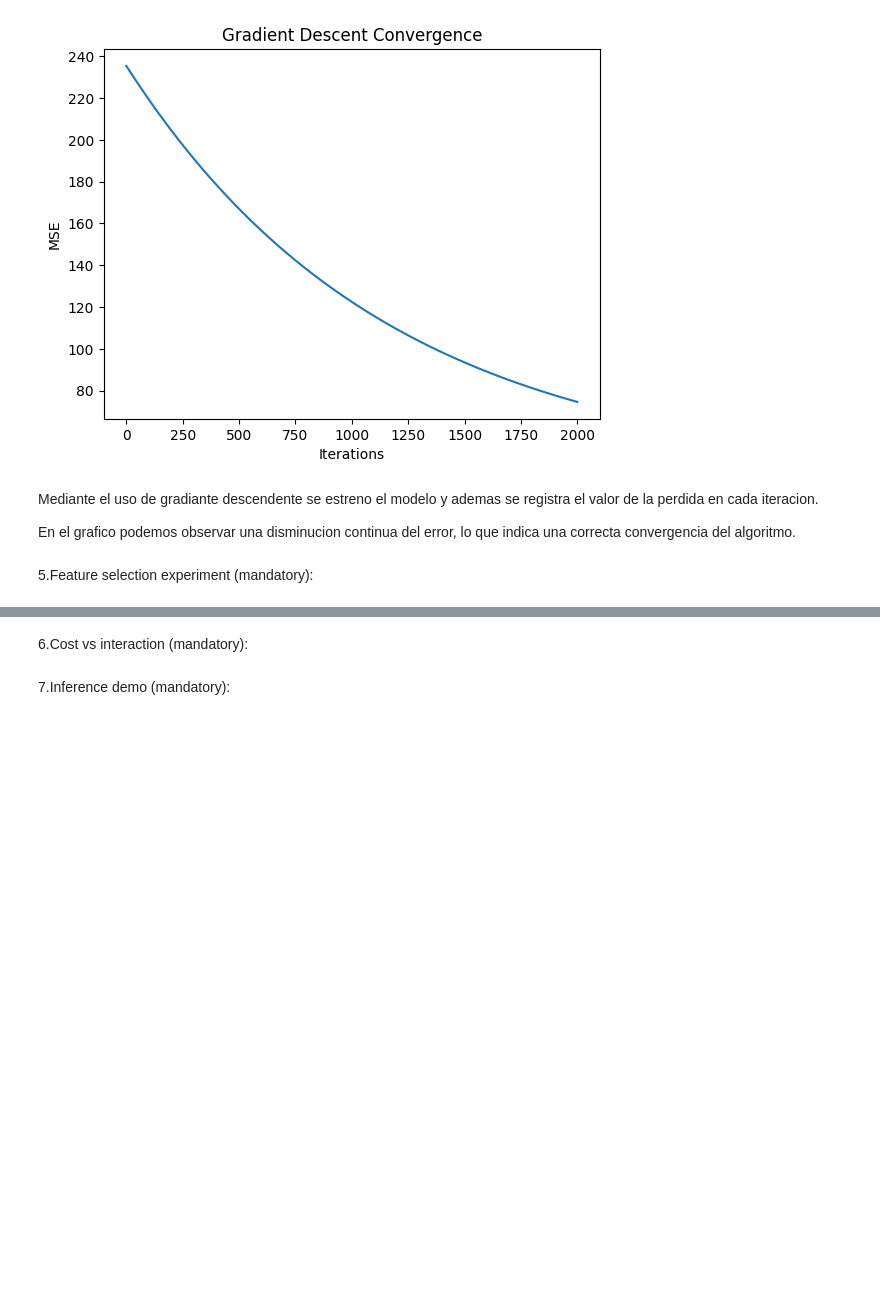
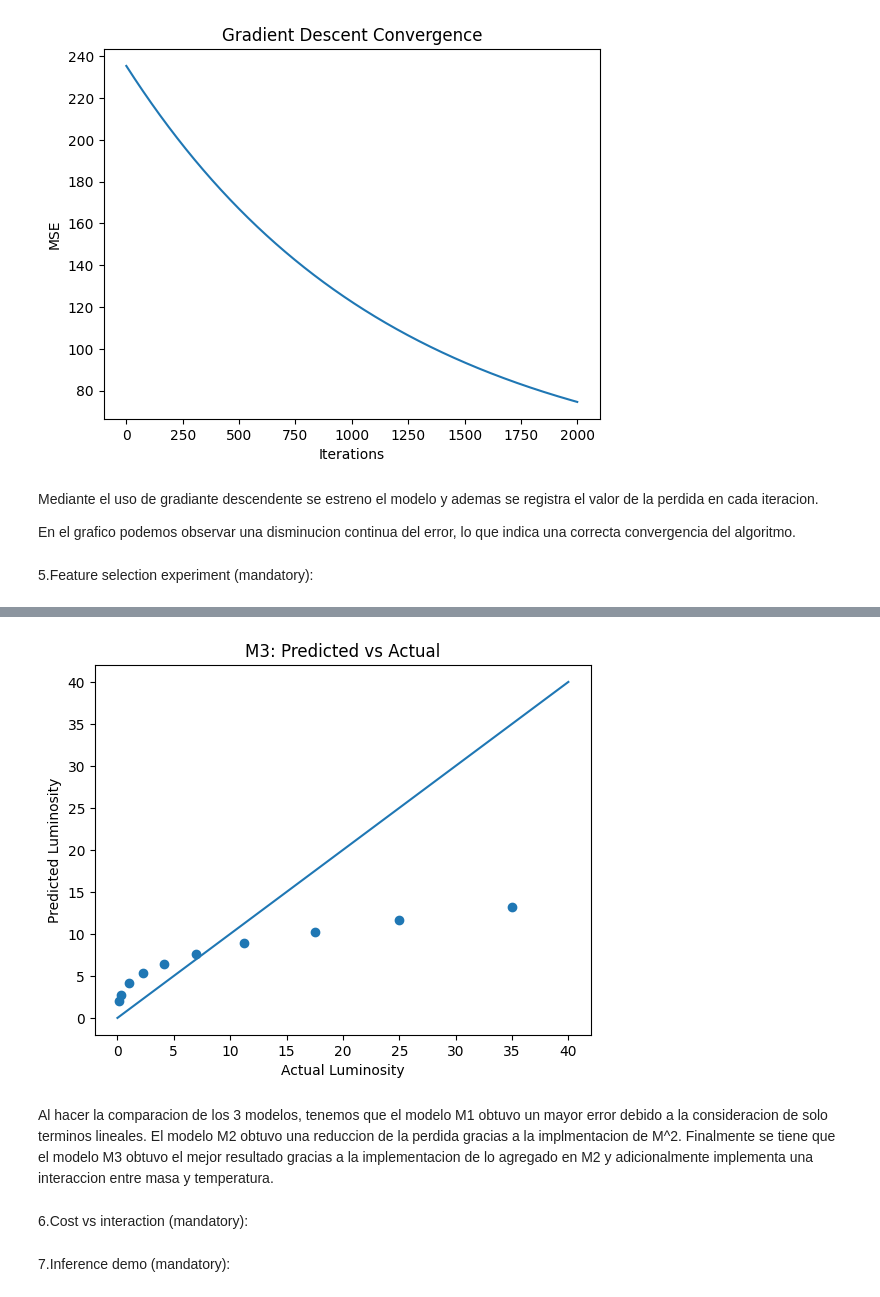
Before and after one commit to ders14028-bit/RodriguezDaniel-Regression_and_cloud_ready_AI_infrastructure, a Jupyter notebook: 02_part2_polyreg.ipynb, the cells around one changed output, grey strips where cells are left out. Drawn from its saved outputs; the diff is of its cells as text; code cells hidden in the pictures; blank space fills up the shorter version.

```diff
--- a/02_part2_polyreg.ipynb
+++ b/02_part2_polyreg.ipynb
@@ -107,3 +170,16 @@ En el grafico podemos observar una disminucion continua del error, lo que indica
+# %%
+y_hat = X_M3 @ results["M3"][0] + results["M3"][1]
+
+plt.scatter(L, y_hat)
+plt.plot([0, 40], [0, 40])
+plt.xlabel("Actual Luminosity")
+plt.ylabel("Predicted Luminosity")
+plt.title("M3: Predicted vs Actual")
+plt.show()
+# %% [output]
+[figure, added]
+# %% [markdown]
+Al hacer la comparacion de los 3 modelos, tenemos que el modelo M1 obtuvo un mayor error debido a la consideracion de solo terminos lineales. El modelo M2 obtuvo una reduccion de la perdida gracias a la implmentacion de M^2. Finalmente se tiene que el modelo M3 obtuvo el mejor resultado gracias a la implementacion de lo agregado en M2 y adicionalmente implementa una interaccion entre masa y temperatura.
 # %% [markdown]
 6.Cost vs interaction (mandatory):
 # %% [markdown]
```
Also changed, not shown: parts of 4 cells of this notebook.
